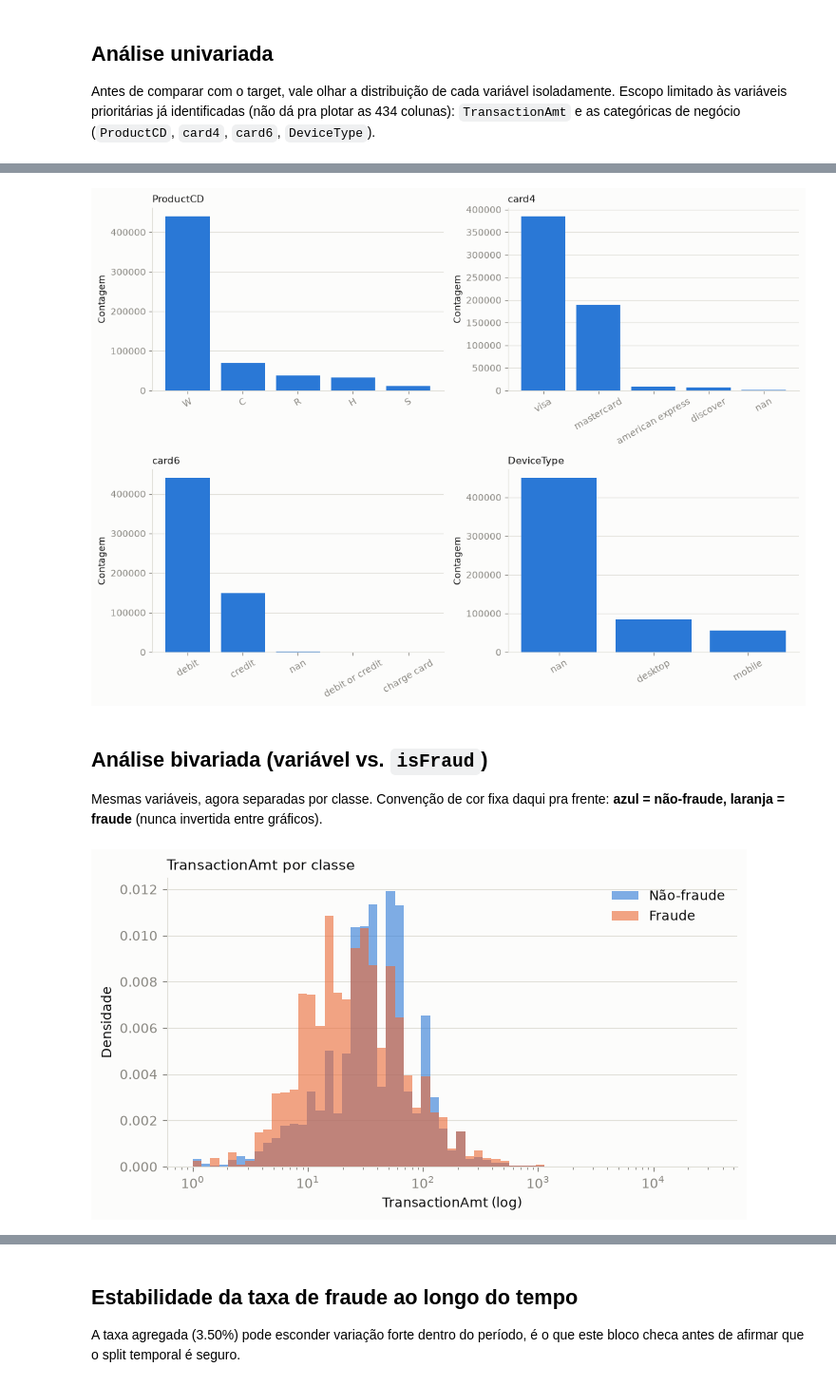
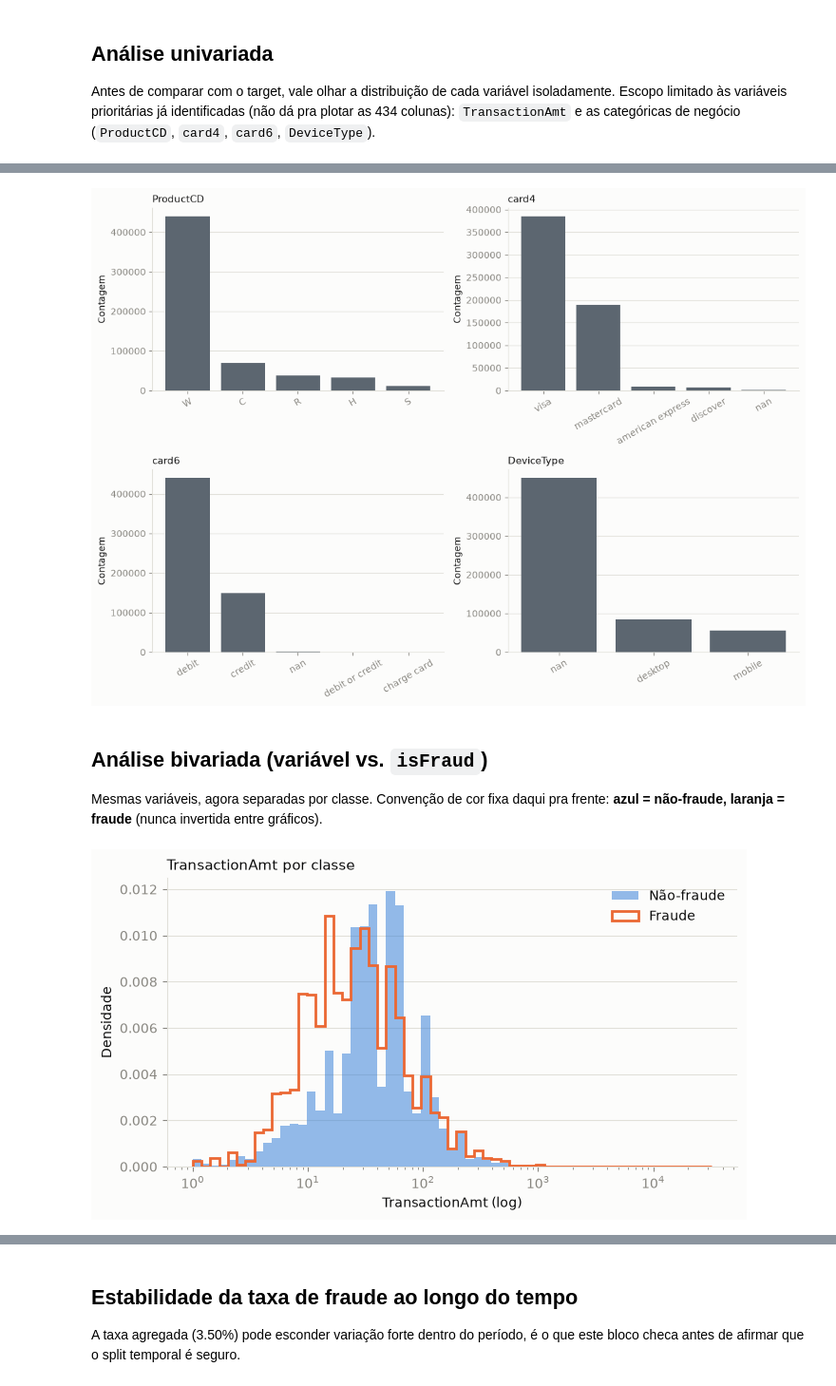
Before and after one commit to guilhermeco5/IEEE-CIS-Fraud-Detection, a Jupyter notebook: notebooks/01_eda.ipynb, the cells around one changed output, grey strips where cells are left out. Shown at 95% size. Saved outputs shown, nothing was run; the diff lists cells and outputs as text; code cells hidden in the pictures.

```diff
--- a/notebooks/01_eda.ipynb
+++ b/notebooks/01_eda.ipynb
@@ -174,7 +181,7 @@ cat_cols = ["ProductCD", "card4", "card6", "DeviceType"]
 fig, axes = plt.subplots(2, 2, figsize=(11, 8))
 for ax, col in zip(axes.flat, cat_cols):
     counts = df[col].value_counts(dropna=False)
-    ax.bar(counts.index.astype(str), counts.values, color=COLOR_LEGIT, zorder=3)
+    ax.bar(counts.index.astype(str), counts.values, color=COLOR_NEUTRAL, zorder=3)
     style_ax(ax, col)
     ax.set_ylabel("Contagem")
     ax.tick_params(axis="x", rotation=30)
@@ -182,7 +189,7 @@ plt.tight_layout()
 fig.savefig(FIGURES_DIR / "categorical_frequencies.png", dpi=150, bbox_inches="tight")
 plt.show()
 # %% [output]
-[figure, old version]
+[figure, new version]
 # %% [markdown]
 ## Análise bivariada (variável vs. `isFraud`)
 
@@ -190,25 +197,25 @@ Mesmas variáveis, agora separadas por classe. Convenção de cor fixa daqui pra
 # %%
 fig, ax = plt.subplots(figsize=(7, 4))
 bins = np.logspace(
     np.log10(df["TransactionAmt"].clip(lower=1).min()),
     np.log10(df["TransactionAmt"].max()),
     60,
 )
 
 ax.hist(df.loc[df["isFraud"] == 0, "TransactionAmt"], bins=bins, density=True,
-        alpha=0.6, color=COLOR_LEGIT, label="Não-fraude", zorder=3)
+        alpha=0.5, color=COLOR_LEGIT, label="Não-fraude", zorder=3)
 ax.hist(df.loc[df["isFraud"] == 1, "TransactionAmt"], bins=bins, density=True,
-        alpha=0.6, color=COLOR_FRAUD, label="Fraude", zorder=3)
+        histtype="step", color=COLOR_FRAUD, linewidth=2, label="Fraude", zorder=4)
 ax.set_xscale("log")
 ax.set_xlabel("TransactionAmt (log)")
 ax.set_ylabel("Densidade")
 style_ax(ax, "TransactionAmt por classe")
 ax.legend(frameon=False)
 plt.tight_layout()
 fig.savefig(FIGURES_DIR / "transaction_amt_by_class.png", dpi=150, bbox_inches="tight")
 plt.show()
 # %% [output]
-[figure, old version]
+[figure, new version]
 # %%
 def fraud_rate_by(df, col):
     """Taxa de fraude e contagem por categoria, ordenado da mais pra menos fraudulenta."""
```
Also changed, not shown: parts of 4 cells of this notebook.
